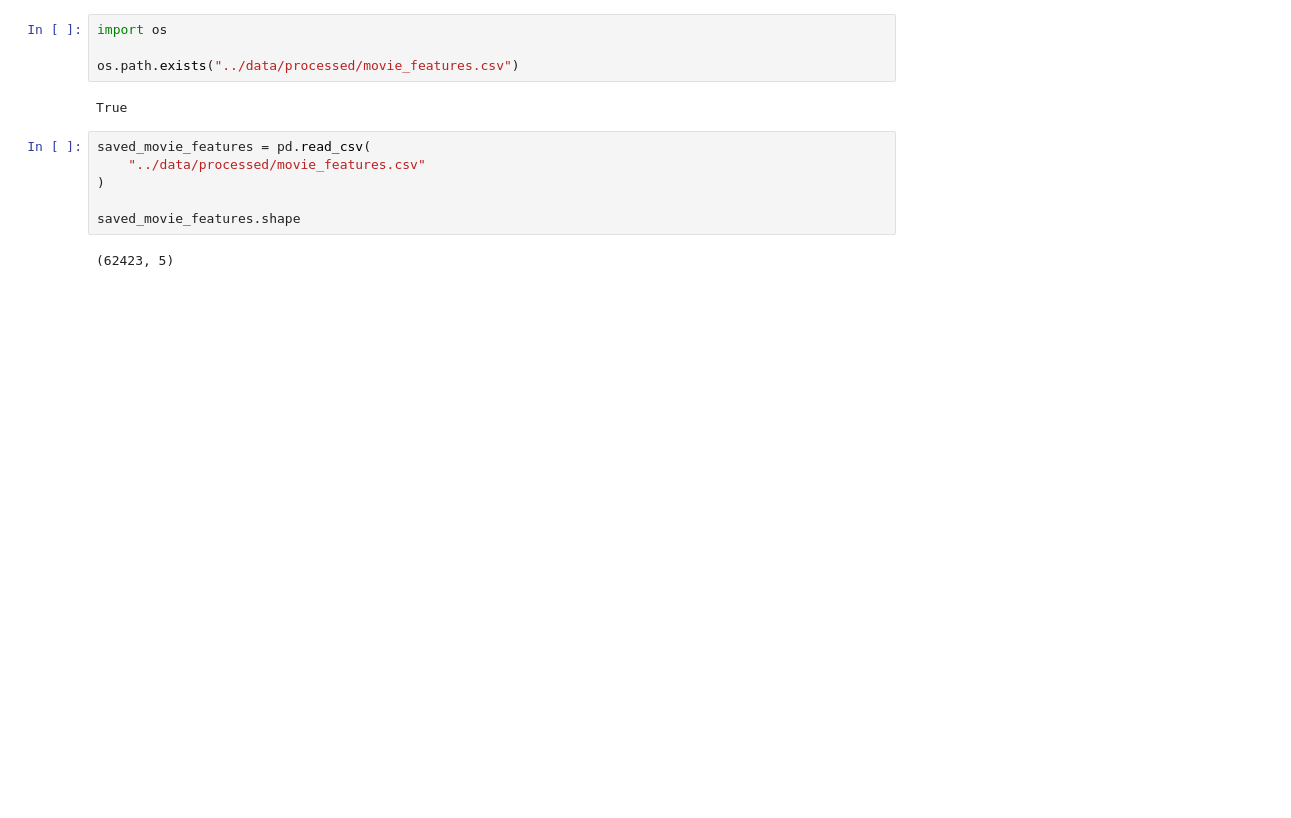
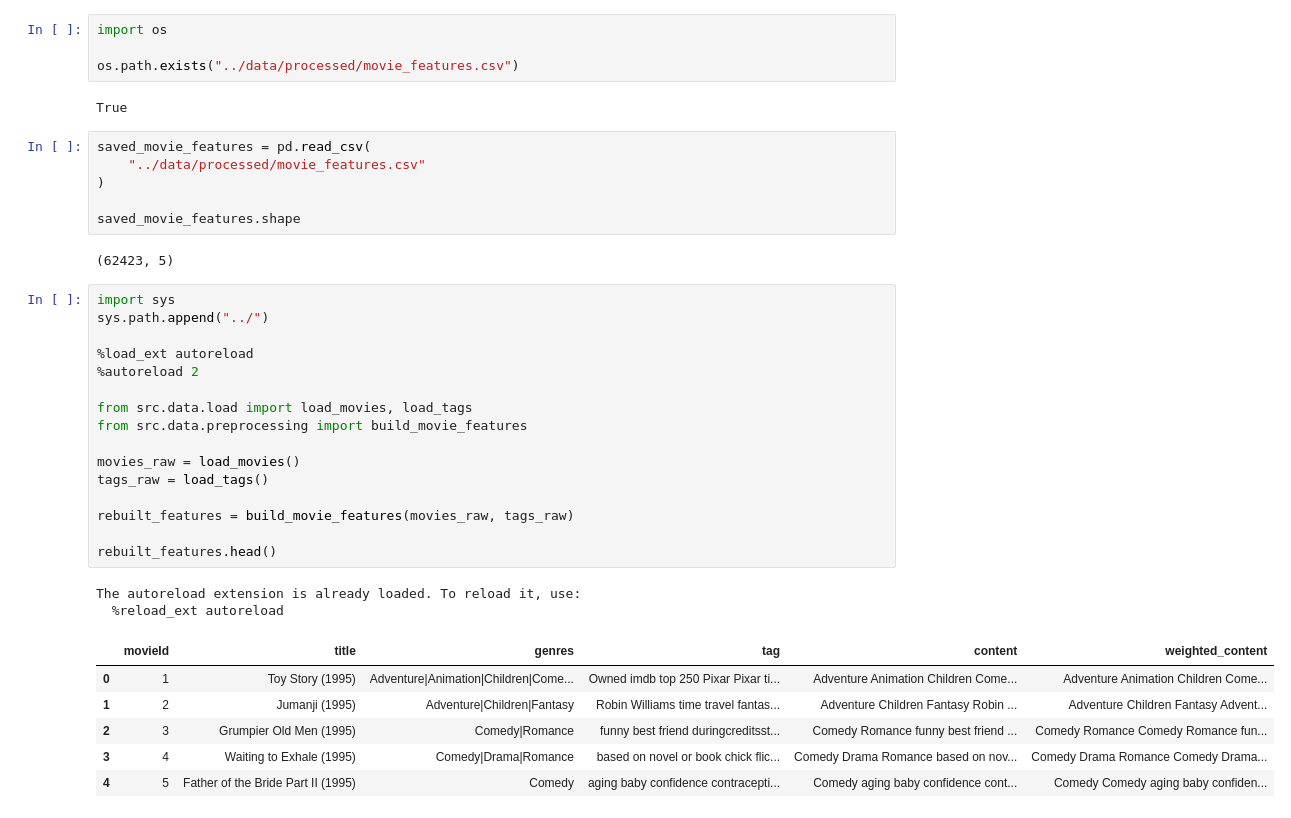
Before and after one commit to pandeyamratash/MovieReccomendationSystem, a Jupyter notebook: notebooks/eda.ipynb, the cells around one changed output. Cells and saved outputs as stored; diff of their text form; blank space fills up the shorter version.

```diff
--- a/notebooks/eda.ipynb
+++ b/notebooks/eda.ipynb
@@ -757,3 +757,28 @@ saved_movie_features = pd.read_csv(
 saved_movie_features.shape
 # %% [output]
 (62423, 5)
+# %%
+import sys
+sys.path.append("../")
+
+%load_ext autoreload
+%autoreload 2
+
+from src.data.load import load_movies, load_tags
+from src.data.preprocessing import build_movie_features
+
+movies_raw = load_movies()
+tags_raw = load_tags()
+
+rebuilt_features = build_movie_features(movies_raw, tags_raw)
+
+rebuilt_features.head()
+# %% [output]
+The autoreload extension is already loaded. To reload it, use:
+  %reload_ext autoreload
+|  | movieId | title | genres | tag | content | weighted_content |
+| 0 | 1 | Toy Story (1995) | Adventure|Animation|Children|Come... | Owned imdb top 250 Pixar Pixar ti... | Adventure Animation Children Come... | Adventure Animation Children Come... |
+| 1 | 2 | Jumanji (1995) | Adventure|Children|Fantasy | Robin Williams time travel fantas... | Adventure Children Fantasy Robin ... | Adventure Children Fantasy Advent... |
+| 2 | 3 | Grumpier Old Men (1995) | Comedy|Romance | funny best friend duringcreditsst... | Comedy Romance funny best friend ... | Comedy Romance Comedy Romance fun... |
+| 3 | 4 | Waiting to Exhale (1995) | Comedy|Drama|Romance | based on novel or book chick flic... | Comedy Drama Romance based on nov... | Comedy Drama Romance Comedy Drama... |
+| 4 | 5 | Father of the Bride Part II (1995) | Comedy | aging baby confidence contracepti... | Comedy aging baby confidence cont... | Comedy Comedy aging baby confiden... |
```
Also changed, not shown: parts of 1 cell of this notebook, 12 other files.
